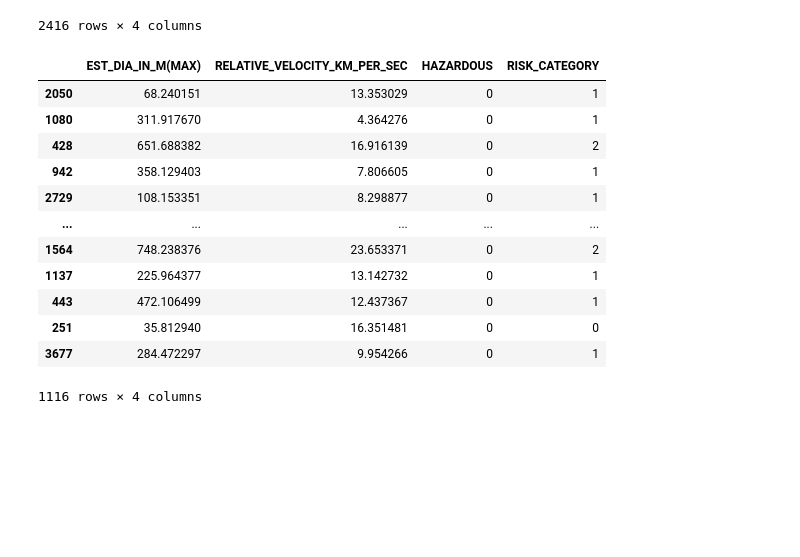
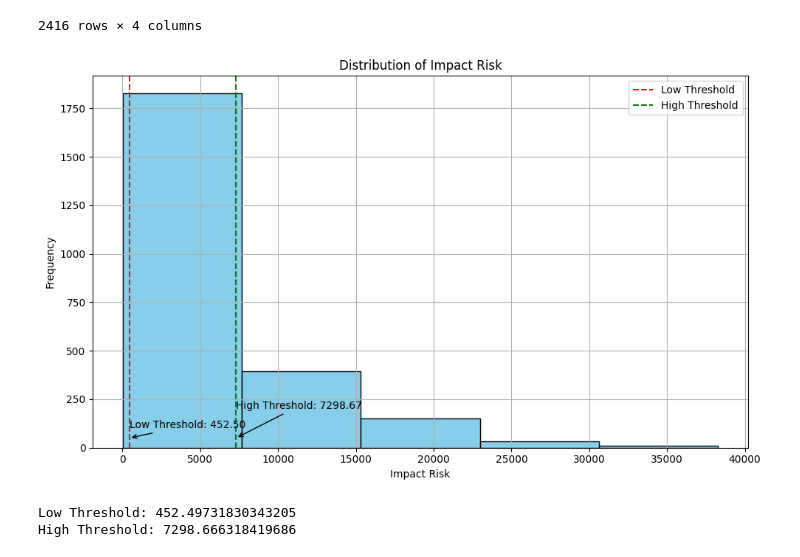
Before and after one commit to afreenrafi/SC1015-Project, a Jupyter notebook: Logistic Regression (1).ipynb, the cells around one changed output. Cells and saved outputs as stored; diff of their text form; code cells hidden in the pictures; blank space fills up the shorter version.

```diff
--- a/Logistic Regression (1).ipynb
+++ b/Logistic Regression (1).ipynb
@@ -100,22 +193,43 @@ nasaSmotetomek_train
 | 2414 | 443.214353 | 23.729151 | 0 | 2 |
 | 2415 | 456.927199 | 20.262259 | 1 | 2 |
 2416 rows × 4 columns
-# %%
-#IMPORTING CLEANED TEST DATASETS
-nasaTest = pd.read_csv("Datasets/test.csv", index_col = 0)
-nasaTest = nasaTest.drop(['NEO_REFERENCE_ID', 'EST_DIA_IN_M(MIN)', 'MISS_DIST.(KILOMETERS)', 'PERIHELION_DISTANCE', 'APHELION_DIST', 'PERIHELION_TIME', 'MEAN_ANOMALY', 'MEAN_MOTION'], axis = 1)
-nasaTest
-# %% [output]
-|  | EST_DIA_IN_M(MAX) | RELATIVE_VELOCITY_KM_PER_SEC | HAZARDOUS | RISK_CATEGORY |
-| 2050 | 68.240151 | 13.353029 | 0 | 1 |
-| 1080 | 311.917670 | 4.364276 | 0 | 1 |
-| 428 | 651.688382 | 16.916139 | 0 | 2 |
-| 942 | 358.129403 | 7.806605 | 0 | 1 |
-| 2729 | 108.153351 | 8.298877 | 0 | 1 |
-| ... | ... | ... | ... | ... |
-| 1564 | 748.238376 | 23.653371 | 0 | 2 |
-| 1137 | 225.964377 | 13.142732 | 0 | 1 |
-| 443 | 472.106499 | 12.437367 | 0 | 1 |
-| 251 | 35.812940 | 16.351481 | 0 | 0 |
-| 3677 | 284.472297 | 9.954266 | 0 | 1 |
-1116 rows × 4 columns
+# %%
+nasaSmotetomek_train['IMPACT_RISK'] = nasaSmotetomek_train['EST_DIA_IN_M(MAX)'] * nasaSmotetomek_train['RELATIVE_VELOCITY_KM_PER_SEC']
+
+# Check the distribution of IMPACT RISK
+risk_values = nasaSmotetomek_train['IMPACT_RISK']
+risk_values.describe()
+
+# Determine thresholds based on the distribution
+low_threshold = risk_values.quantile(0.25)
+high_threshold = risk_values.quantile(0.75)
+
+# Plotting the histogram with annotations for thresholds
+plt.figure(figsize=(10, 6))
+plt.hist(risk_values, bins=5, color='skyblue', edgecolor='black')
+plt.axvline(low_threshold, color='r', linestyle='--', label='Low Threshold')
+plt.axvline(high_threshold, color='g', linestyle='--', label='High Threshold')
+plt.xlabel('Impact Risk')
+plt.ylabel('Frequency')
+plt.title('Distribution of Impact Risk')
+plt.legend()
+plt.grid(True)
+plt.tight_layout()
+
+# Annotate the thresholds on the histogram
+plt.annotate(f'Low Threshold: {low_threshold:.2f}', xy=(low_threshold, 50), xytext=(low_threshold + 5, 100),
+             arrowprops=dict(facecolor='black', arrowstyle='->'))
+plt.annotate(f'High Threshold: {high_threshold:.2f}', xy=(high_threshold, 50), xytext=(high_threshold - 10, 200),
+             arrowprops=dict(facecolor='black', arrowstyle='->'))
+
+plt.show()
+
+print('Low Threshold:', low_threshold)
+print('High Threshold:', high_threshold)
+
+# Create a new column 'Impact Risk Category' based on calculated thresholds
+nasaSmotetomek_train['IMPACT_RISK_CATEGORY'] = pd.cut(nasaSmotetomek_train['IMPACT_RISK'], bins=[-np.inf, low_threshold, high_threshold, np.inf],labels=['Low', 'Medium', 'High'])
+# %% [output]
+[figure, added]
+Low Threshold: 452.49731830343205
+High Threshold: 7298.666318419686
```
Also changed, not shown: parts of 17 cells of this notebook.
